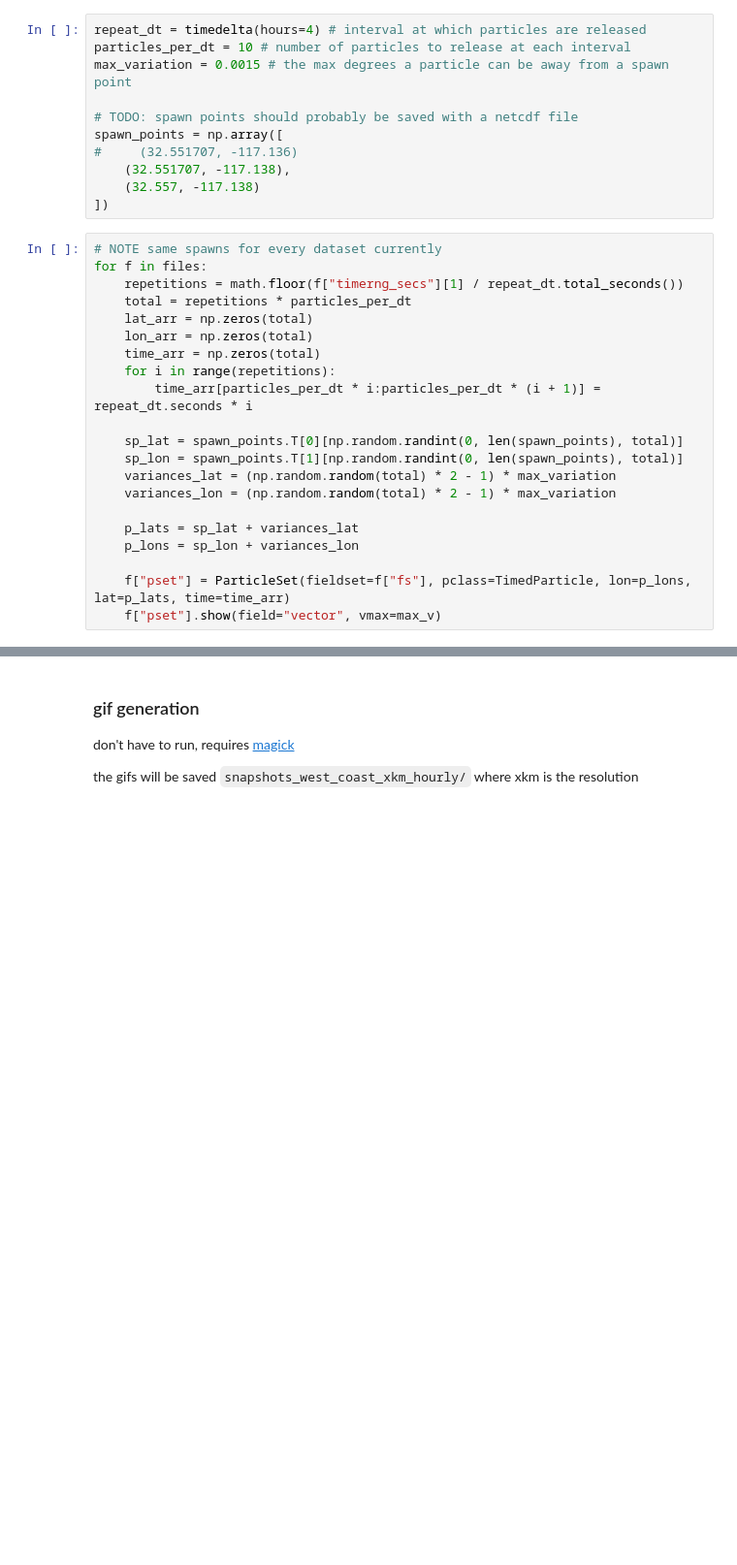
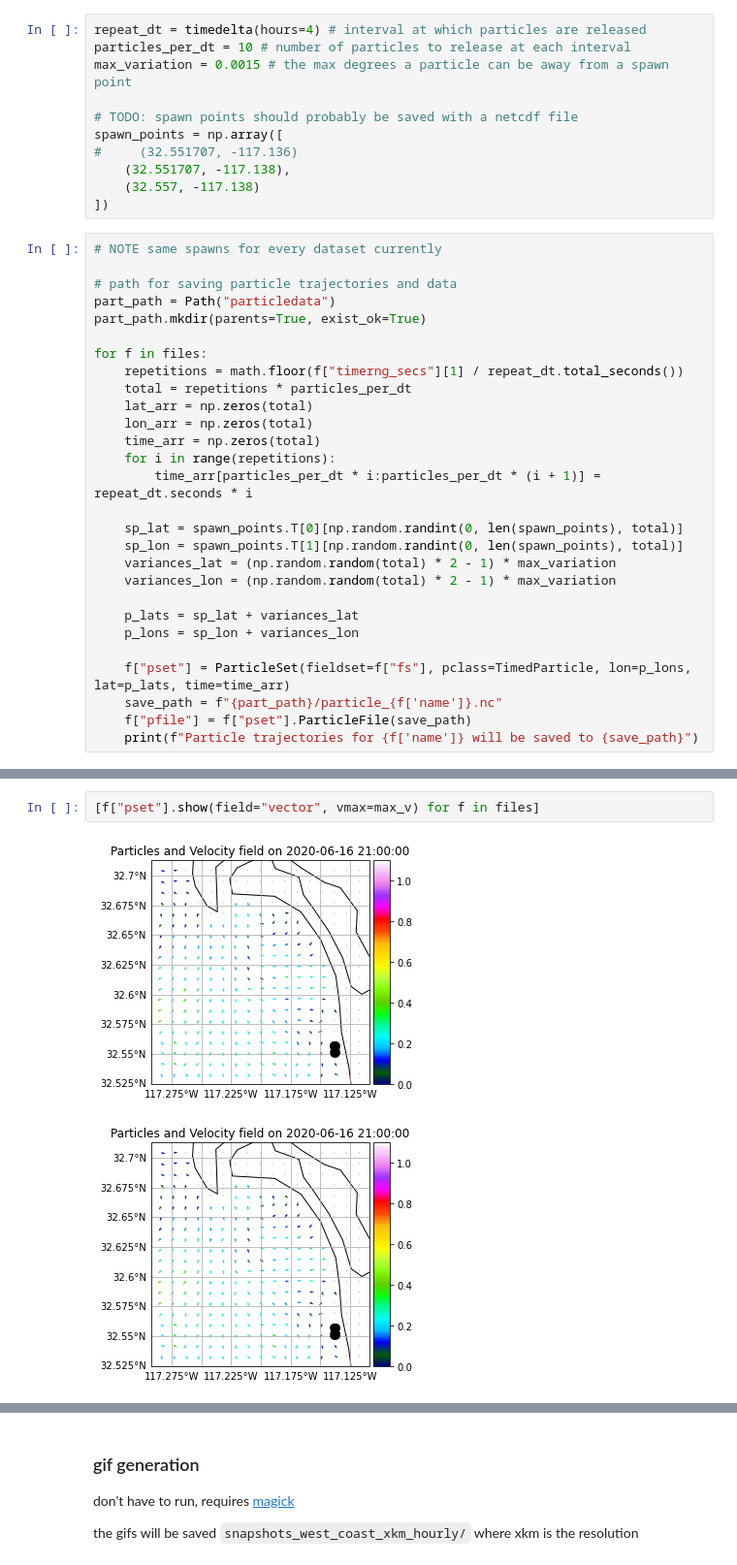
Before and after one commit to jerukan/PyPlume, a Jupyter notebook: parcels_regions.ipynb, the cells around one changed output, grey strips where cells are left out. Shown at 97% size. Drawn from its saved outputs; the diff is of its cells as text; blank space fills up the shorter version.

Commit message:
Add saving particle trajectory data

```diff
--- a/parcels_regions.ipynb
+++ b/parcels_regions.ipynb
@@ -124,6 +142,11 @@ spawn_points = np.array([
 ])
 # %%
 # NOTE same spawns for every dataset currently
+
+# path for saving particle trajectories and data
+part_path = Path("particledata")
+part_path.mkdir(parents=True, exist_ok=True)
+
 for f in files:
     repetitions = math.floor(f["timerng_secs"][1] / repeat_dt.total_seconds())
     total = repetitions * particles_per_dt
@@ -142,5 +165,7 @@ for f in files:
     p_lons = sp_lon + variances_lon
 
     f["pset"] = ParticleSet(fieldset=f["fs"], pclass=TimedParticle, lon=p_lons, lat=p_lats, time=time_arr)
-    f["pset"].show(field="vector", vmax=max_v)
+    save_path = f"{part_path}/particle_{f['name']}.nc"
+    f["pfile"] = f["pset"].ParticleFile(save_path)
+    print(f"Particle trajectories for {f['name']} will be saved to {save_path}")
 # %% [output]
@@ -148,0 +174,5 @@ for f in files:
+# %%
+[f["pset"].show(field="vector", vmax=max_v) for f in files]
+# %% [output]
+[figure, added]
+[figure, added]
```
Also changed, not shown: parts of 9 cells of this notebook, 2 other files.
